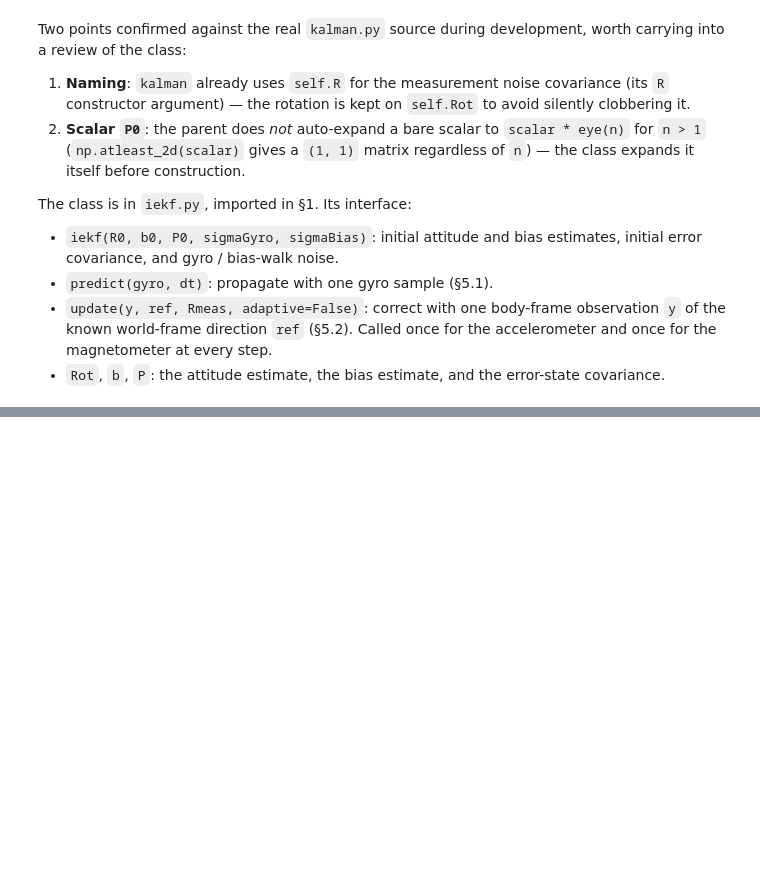
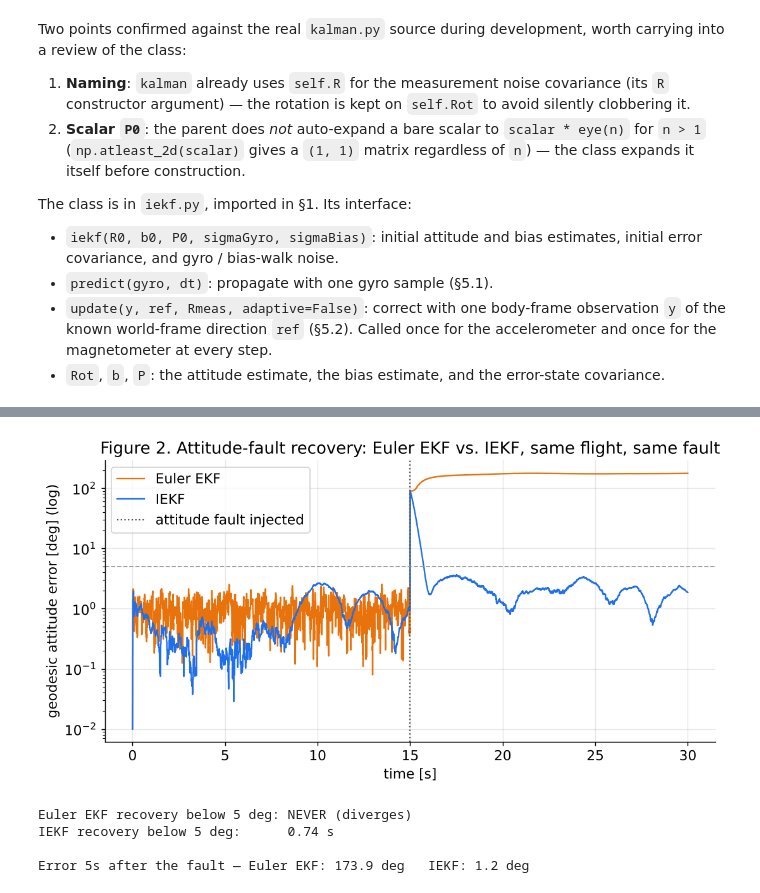
Before and after one commit to c4dynamics/c4dynamics, a Jupyter notebook: docs/source/programs/iekf_estimation/iekf.ipynb, the cells around one changed output, grey strips where cells are left out. Cells and saved outputs as stored; diff of their text form; code cells hidden in the pictures; blank space fills up the shorter version.

```diff
--- a/docs/source/programs/iekf_estimation/iekf.ipynb
+++ b/docs/source/programs/iekf_estimation/iekf.ipynb
@@ -904,0 +899,33 @@ which is the safer direction to be wrong in.
+# %%
+def robust_recovery_time(err, k0, thresh=5.0):
+    below = err[k0:] < thresh
+    above_idx = np.where(~below)[0]
+    if len(above_idx) == 0:
+        return 0.0
+    last_above = above_idx[-1]
+    if last_above == len(below) - 1:
+        return None
+    return t[k0 + last_above + 1] - t[k0]
+
+rt_euler = robust_recovery_time(errEuler, k_fault)
+rt_iekf = robust_recovery_time(errIekf, k_fault)
+
+fig, ax = plt.subplots(figsize=(8.5, 4.5), dpi=130)
+ax.semilogy(t, np.maximum(errEuler, 1e-2), color='#e8720c', lw=1.3, label='Euler EKF')
+ax.semilogy(t, np.maximum(errIekf, 1e-2), color='#1f6feb', lw=1.3, label='IEKF')
+ax.axvline(t[k_fault], color='0.3', ls=':', lw=1.2, label='attitude fault injected')
+ax.axhline(5, color='0.6', ls='--', lw=1)
+ax.set_xlabel('time [s]'); ax.set_ylabel('geodesic attitude error [deg] (log)')
+ax.set_title('Figure 2. Attitude-fault recovery: Euler EKF vs. IEKF, same flight, same fault')
+ax.legend(); plt.tight_layout(); plt.show()
+
+print(f"Euler EKF recovery below 5 deg: {'NEVER (diverges)' if rt_euler is None else f'{rt_euler:.2f} s'}")
+print(f"IEKF recovery below 5 deg:      {'NEVER' if rt_iekf is None else f'{rt_iekf:.2f} s'}")
+print(f"\nError 5s after the fault — Euler EKF: {errEuler[k_fault + int(5/simulation['dt'])]:.1f} deg"
+      f"   IEKF: {errIekf[k_fault + int(5/simulation['dt'])]:.1f} deg")
+# %% [output]
+[figure, added]
+Euler EKF recovery below 5 deg: NEVER (diverges)
+IEKF recovery below 5 deg:      0.74 s
+
+Error 5s after the fault — Euler EKF: 173.9 deg   IEKF: 1.2 deg
```
Also changed, not shown: parts of 76 cells of this notebook.
